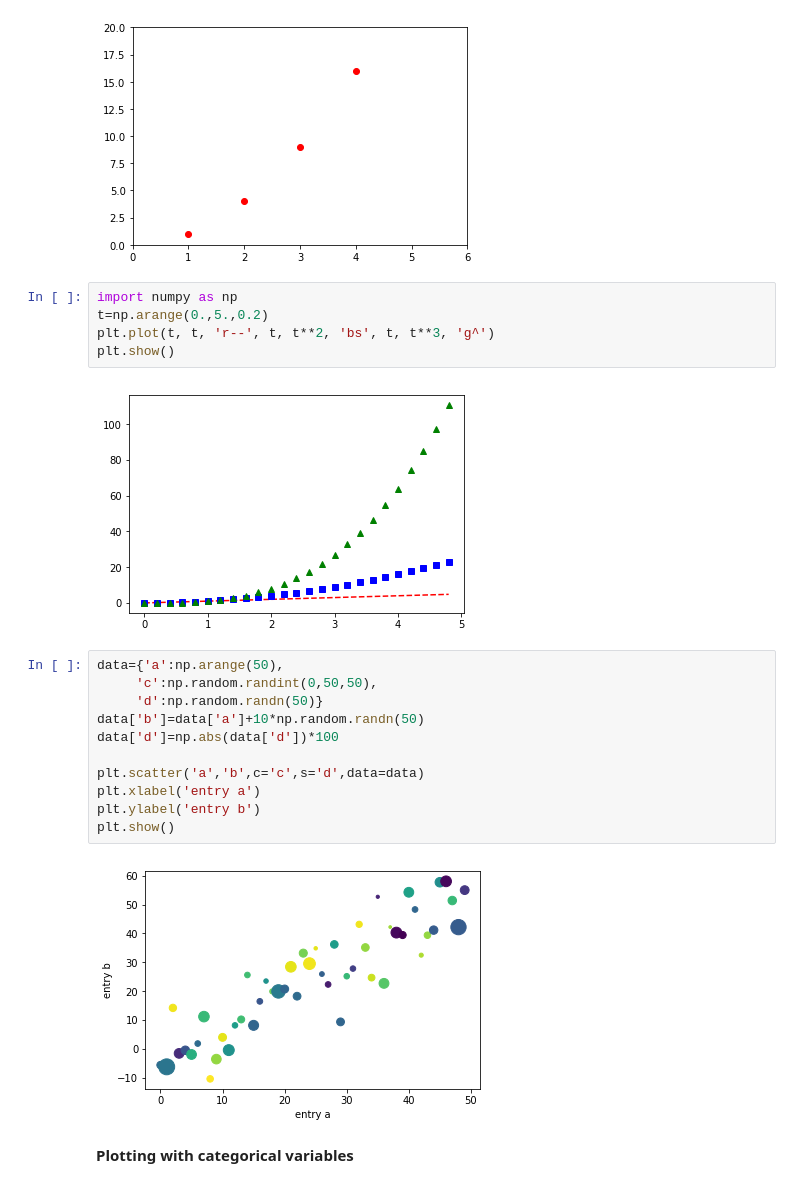
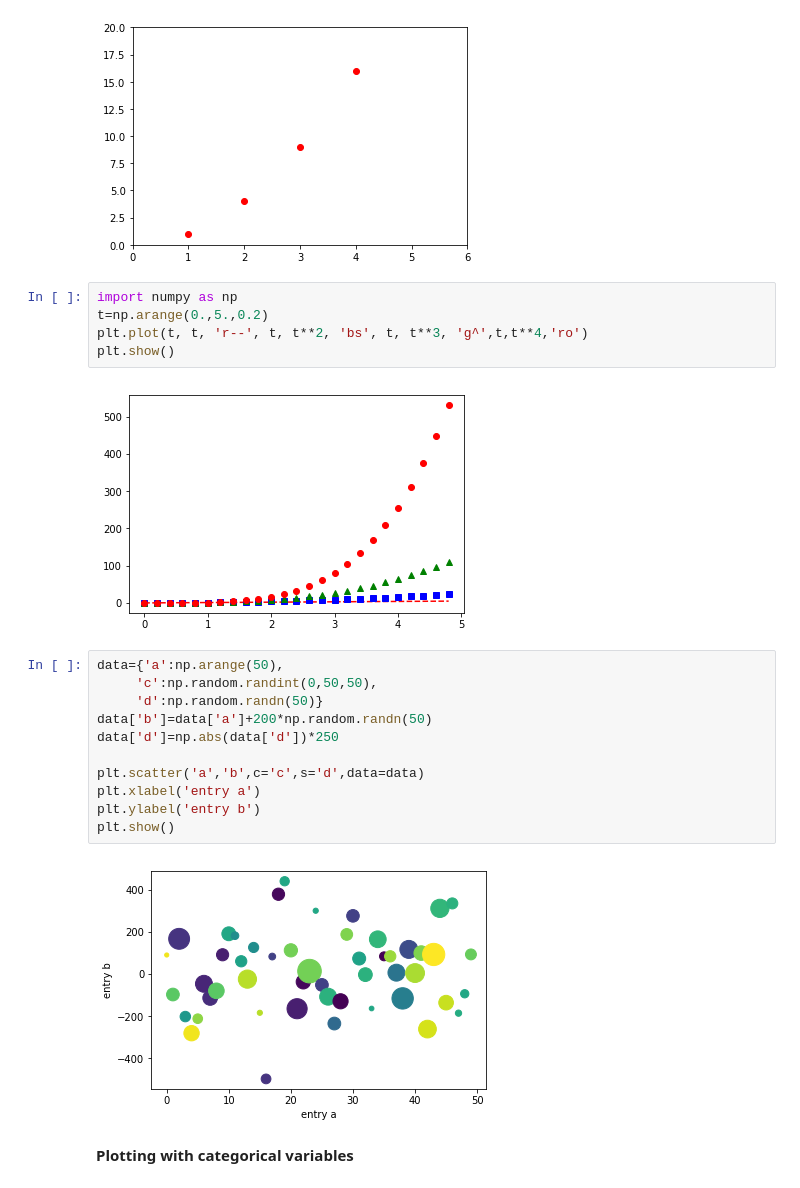
Before and after one commit to yakshithav/internship, a Jupyter notebook: matp1.ipynb, the cells around one changed output. Cells and saved outputs as stored; diff of their text form.

```diff
--- a/matp1.ipynb
+++ b/matp1.ipynb
@@ -27,23 +27,23 @@ plt.show()
 # %%
 import numpy as np
 t=np.arange(0.,5.,0.2)
-plt.plot(t, t, 'r--', t, t**2, 'bs', t, t**3, 'g^')
+plt.plot(t, t, 'r--', t, t**2, 'bs', t, t**3, 'g^',t,t**4,'ro')
 plt.show()
 # %% [output]
-[figure, old version]
+[figure, new version]
 # %%
 data={'a':np.arange(50),
      'c':np.random.randint(0,50,50),
      'd':np.random.randn(50)}
-data['b']=data['a']+10*np.random.randn(50)
-data['d']=np.abs(data['d'])*100
+data['b']=data['a']+200*np.random.randn(50)
+data['d']=np.abs(data['d'])*250
 
 plt.scatter('a','b',c='c',s='d',data=data)
 plt.xlabel('entry a')
 plt.ylabel('entry b')
 plt.show()
 # %% [output]
-[figure, old version]
+[figure, new version]
 # %% [markdown]
 **Plotting with categorical variables**
 # %%
```
Also changed, not shown: parts of 18 cells of this notebook.
